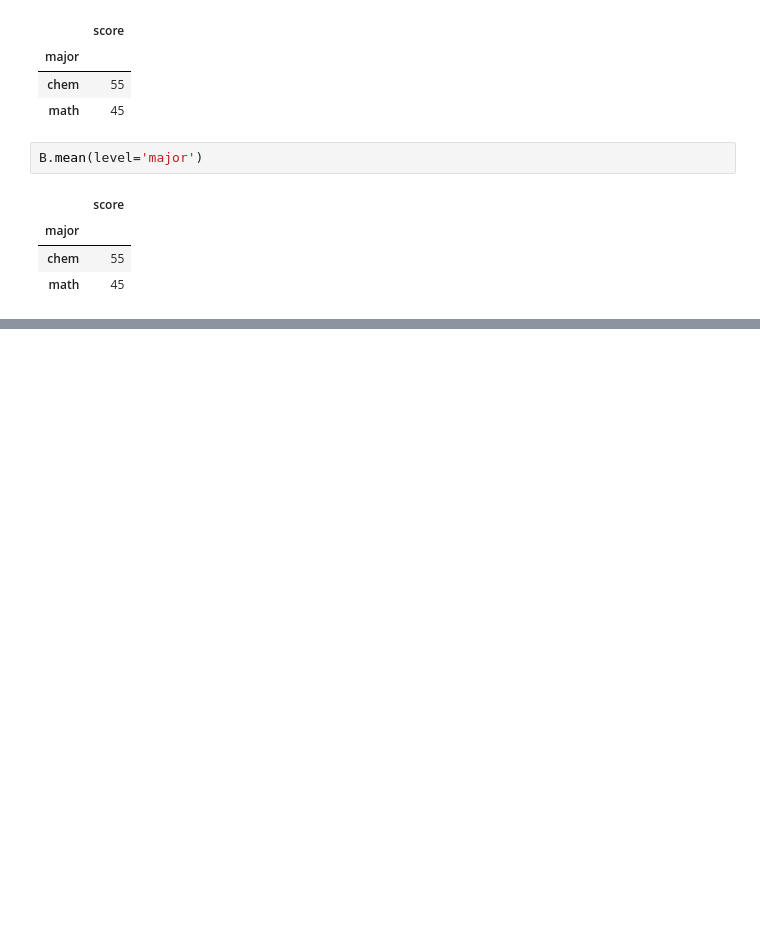
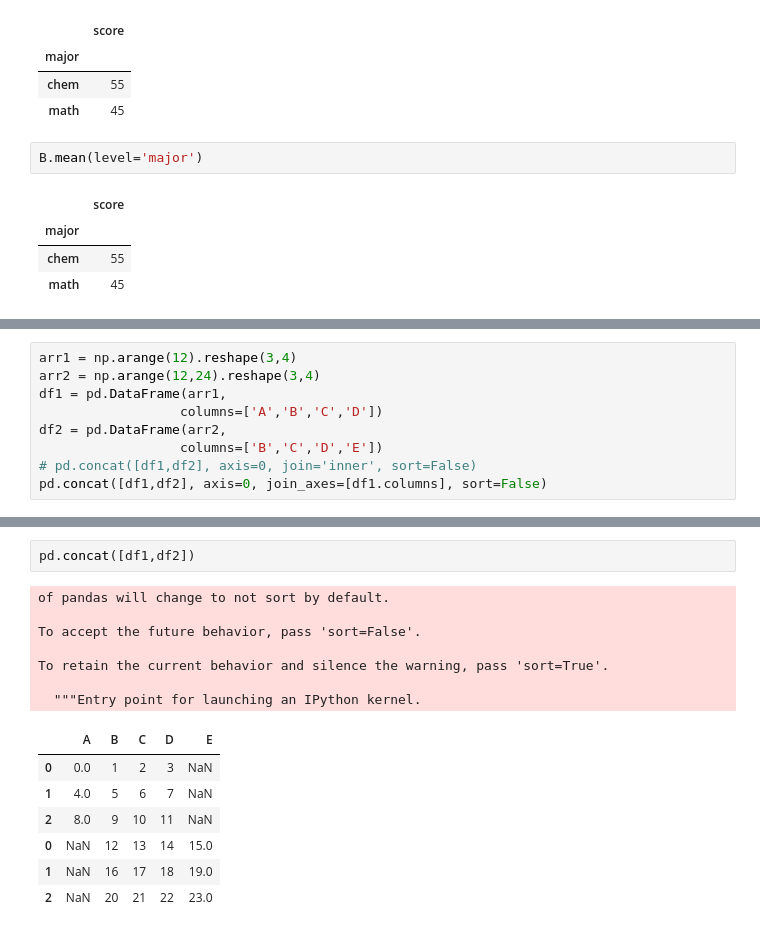
Before and after one commit to jephianlin/math599env, a Jupyter notebook: 1016.ipynb, the cells around one changed output, grey strips where cells are left out. Drawn from its saved outputs; the diff is of its cells as text; blank space fills up the shorter version.

```diff
--- a/1016.ipynb
+++ b/1016.ipynb
@@ -190,0 +214,9 @@ B.mean(level='major')
+# %%
+arr1 = np.arange(12).reshape(3,4)
+arr2 = np.arange(12,24).reshape(3,4)
+df1 = pd.DataFrame(arr1,
+                  columns=['A','B','C','D'])
+df2 = pd.DataFrame(arr2,
+                  columns=['B','C','D','E'])
+# pd.concat([df1,df2], axis=0, join='inner', sort=False)
+pd.concat([df1,df2], axis=0, join_axes=[df1.columns], sort=False)
@@ -190,0 +231,17 @@ B.mean(level='major')
+# %%
+pd.concat([df1,df2])
+# %% [output]
+of pandas will change to not sort by default.
+
+To accept the future behavior, pass 'sort=False'.
+
+To retain the current behavior and silence the warning, pass 'sort=True'.
+
+  """Entry point for launching an IPython kernel.
+|  | A | B | C | D | E |
+| 0 | 0.0 | 1 | 2 | 3 | NaN |
+| 1 | 4.0 | 5 | 6 | 7 | NaN |
+| 2 | 8.0 | 9 | 10 | 11 | NaN |
+| 0 | NaN | 12 | 13 | 14 | 15.0 |
+| 1 | NaN | 16 | 17 | 18 | 19.0 |
+| 2 | NaN | 20 | 21 | 22 | 23.0 |
```
Also changed, not shown: parts of 4 cells of this notebook.
